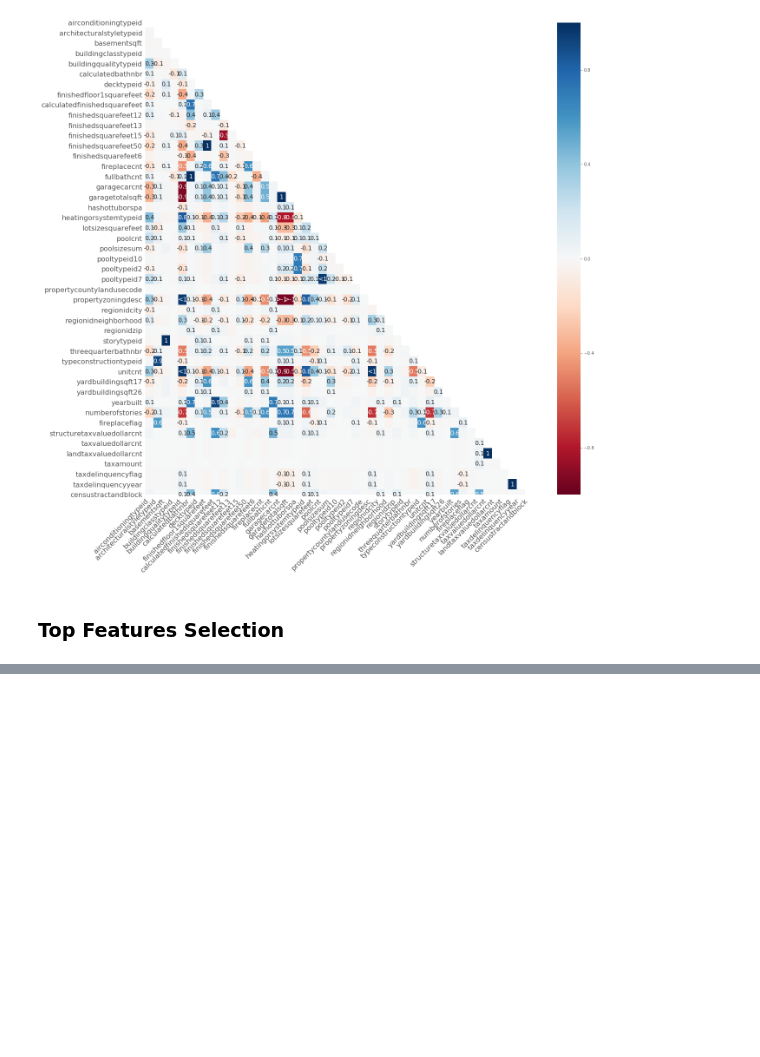
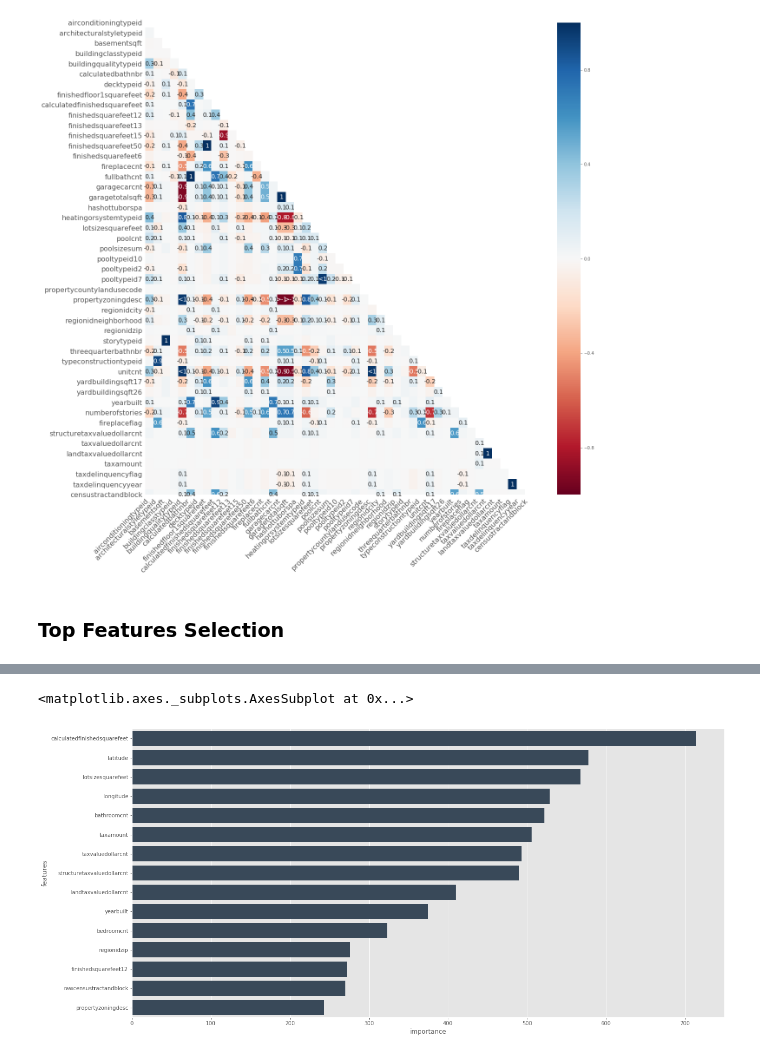
Before and after one commit to suhyun-cho/Dive-to-Kaggle, a Jupyter notebook: Zillow-prize/EDA On Missing Values & Multicollinearity.ipynb, the cells around one changed output, grey strips where cells are left out. Drawn from its saved outputs; the diff is of its cells as text; code cells hidden in the pictures; blank space fills up the shorter version.

```diff
--- a/Zillow-prize/EDA On Missing Values & Multicollinearity.ipynb
+++ b/Zillow-prize/EDA On Missing Values & Multicollinearity.ipynb
@@ -163,0 +159,13 @@ model = xgb.train(dict(xgb_params, silent=0), dtrain, num_boost_round=100)
+# %%
+featureImportance=model.get_fscore()
+features=pd.DataFrame()
+features['features']=featureImportance.keys()
+features['importance']=featureImportance.values()
+features.sort_values(by=['importance'],ascending=False,inplace=True)
+fig,ax=plt.subplots()
+fig.set_size_inches(20,10)
+#plt.xticks(rotation=90)
+sn.barplot(data=features.head(15),x="importance",y='features',ax=ax,orient="h",color="#34495e")
+# %% [output]
+<matplotlib.axes._subplots.AxesSubplot at 0x...>
+[figure, added]
```
Also changed, not shown: parts of 3 cells of this notebook.
